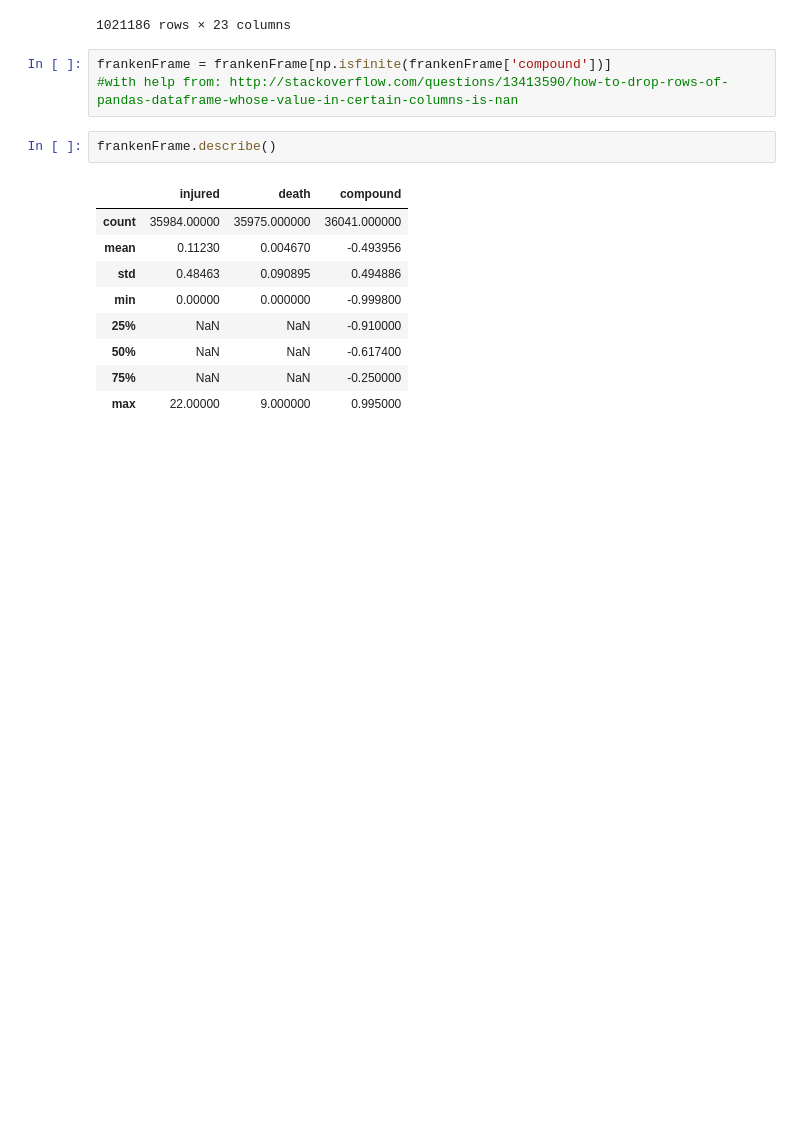
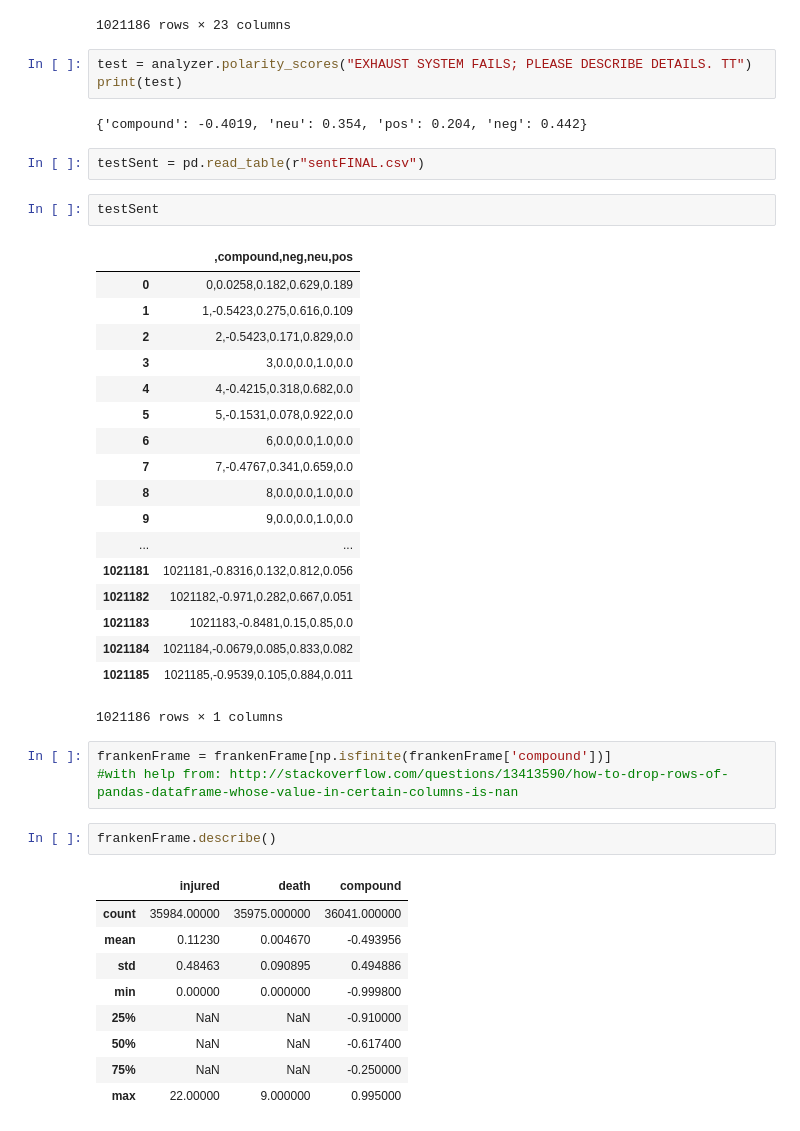
Before and after one commit to bmart847/RecallAnalysis, a Jupyter notebook: cars.ipynb, the cells around one changed output. Cells and saved outputs as stored; diff of their text form; blank space fills up the shorter version.

```diff
--- a/cars.ipynb
+++ b/cars.ipynb
@@ -699,6 +835,34 @@ frankenFrame
 | 1368231 | PASSENGER HEADLIGHT LOW BEAM REFL... | BMW of North America, LLC | BMW | 3 SERIES | N | N | NaN | NaN | N | 90000.0 | ... |
 | 1368232 | HEADLIGHTS INTERMITTENTLY GO OUT ... | Volkswagen Group of America, Inc. | VOLKSWAGEN | CC | N | N | NaN | NaN | N | 50000.0 | ... |
 1021186 rows × 23 columns
+# %%
+test = analyzer.polarity_scores("EXHAUST SYSTEM FAILS; PLEASE DESCRIBE DETAILS. TT")
+print(test)
+# %% [output]
+{'compound': -0.4019, 'neu': 0.354, 'pos': 0.204, 'neg': 0.442}
+# %%
+testSent = pd.read_table(r"sentFINAL.csv")
+# %%
+testSent
+# %% [output]
+|  | ,compound,neg,neu,pos |
+| 0 | 0,0.0258,0.182,0.629,0.189 |
+| 1 | 1,-0.5423,0.275,0.616,0.109 |
+| 2 | 2,-0.5423,0.171,0.829,0.0 |
+| 3 | 3,0.0,0.0,1.0,0.0 |
+| 4 | 4,-0.4215,0.318,0.682,0.0 |
+| 5 | 5,-0.1531,0.078,0.922,0.0 |
+| 6 | 6,0.0,0.0,1.0,0.0 |
+| 7 | 7,-0.4767,0.341,0.659,0.0 |
+| 8 | 8,0.0,0.0,1.0,0.0 |
+| 9 | 9,0.0,0.0,1.0,0.0 |
+| ... | ... |
+| 1021181 | 1021181,-0.8316,0.132,0.812,0.056 |
+| 1021182 | 1021182,-0.971,0.282,0.667,0.051 |
+| 1021183 | 1021183,-0.8481,0.15,0.85,0.0 |
+| 1021184 | 1021184,-0.0679,0.085,0.833,0.082 |
+| 1021185 | 1021185,-0.9539,0.105,0.884,0.011 |
+1021186 rows × 1 columns
 # %%
 frankenFrame = frankenFrame[np.isfinite(frankenFrame['compound'])]
 #with help from: http://stackoverflow.com/questions/13413590/how-to-drop-rows-of-pandas-dataframe-whose-value-in-certain-columns-is-nan
```
Also changed, not shown: parts of 15 cells of this notebook.
